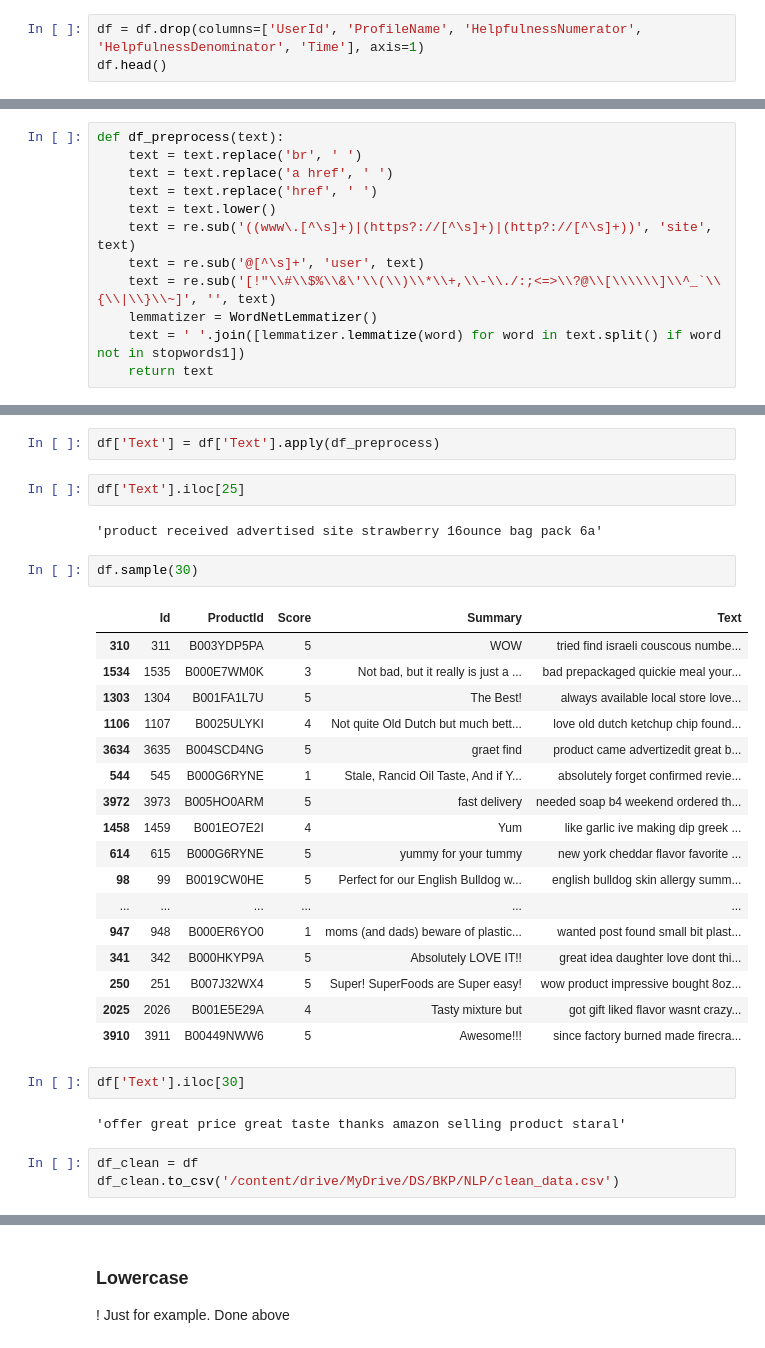
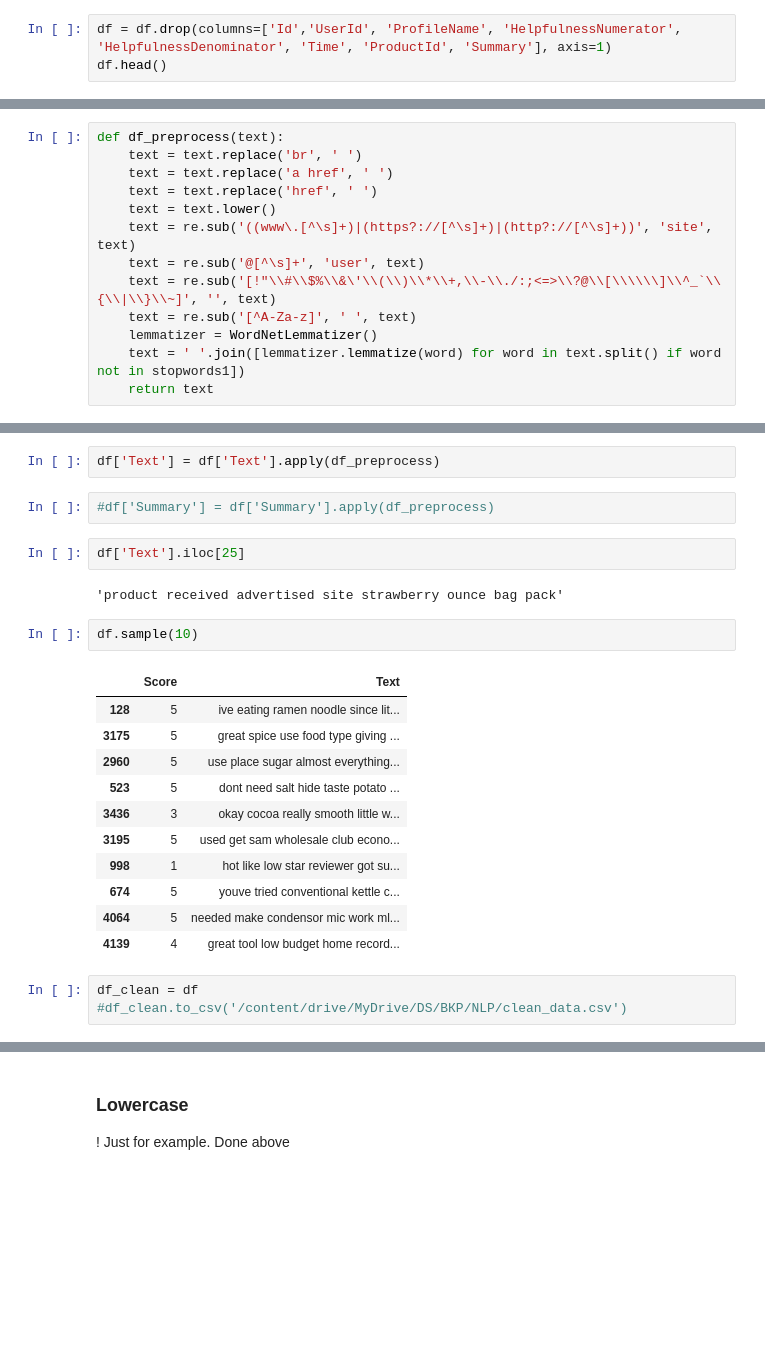
Before and after one commit to Lyu-Sterkh/Sentiment-analysis, a Jupyter notebook: Sentiment_Analysis.ipynb, the cells around one changed output, grey strips where cells are left out. Cells and saved outputs as stored; diff of their text form; blank space fills up the shorter version.

```diff
--- a/Sentiment_Analysis.ipynb
+++ b/Sentiment_Analysis.ipynb
@@ -170,6 +190,6 @@ Summary                   0.0
 Text                      0.0
 dtype: float64
 # %%
-df = df.drop(columns=['UserId', 'ProfileName', 'HelpfulnessNumerator', 'HelpfulnessDenominator', 'Time'], axis=1)
+df = df.drop(columns=['Id','UserId', 'ProfileName', 'HelpfulnessNumerator', 'HelpfulnessDenominator', 'Time', 'ProductId', 'Summary'], axis=1)
 df.head()
 # %% [output]
@@ -261,6 +279,7 @@ def df_preprocess(text):
     text = re.sub('((www\.[^\s]+)|(https?://[^\s]+)|(http?://[^\s]+))', 'site', text)
     text = re.sub('@[^\s]+', 'user', text)
     text = re.sub('[!"\\#\\$%\\&\'\\(\\)\\*\\+,\\-\\./:;<=>\\?@\\[\\\\\\]\\^_`\\{\\|\\}\\~]', '', text)
+    text = re.sub('[^A-Za-z]', ' ', text)
     lemmatizer = WordNetLemmatizer()
     text = ' '.join([lemmatizer.lemmatize(word) for word in text.split() if word not in stopwords1])
     return text
@@ -270,37 +289,29 @@ df['Text'].iloc[25]
 'Product received is as advertised.<br /><br /><a href="http://www.amazon.com/gp/product/B001GVISJM">Twizzlers, Strawberry, 16-Ounce Bags (Pack of 6)</a>'
 # %%
 df['Text'] = df['Text'].apply(df_preprocess)
+# %%
+#df['Summary'] = df['Summary'].apply(df_preprocess)
 # %%
 df['Text'].iloc[25]
 # %% [output]
-'product received advertised site strawberry 16ounce bag pack 6a'
+'product received advertised site strawberry ounce bag pack'
 # %%
-df.sample(30)
+df.sample(10)
 # %% [output]
-|  | Id | ProductId | Score | Summary | Text |
-| 310 | 311 | B003YDP5PA | 5 | WOW | tried find israeli couscous numbe... |
-| 1534 | 1535 | B000E7WM0K | 3 | Not bad, but it really is just a ... | bad prepackaged quickie meal your... |
-| 1303 | 1304 | B001FA1L7U | 5 | The Best! | always available local store love... |
-| 1106 | 1107 | B0025ULYKI | 4 | Not quite Old Dutch but much bett... | love old dutch ketchup chip found... |
-| 3634 | 3635 | B004SCD4NG | 5 | graet find | product came advertizedit great b... |
-| 544 | 545 | B000G6RYNE | 1 | Stale, Rancid Oil Taste, And if Y... | absolutely forget confirmed revie... |
-| 3972 | 3973 | B005HO0ARM | 5 | fast delivery | needed soap b4 weekend ordered th... |
-| 1458 | 1459 | B001EO7E2I | 4 | Yum | like garlic ive making dip greek ... |
-| 614 | 615 | B000G6RYNE | 5 | yummy for your tummy | new york cheddar flavor favorite ... |
-| 98 | 99 | B0019CW0HE | 5 | Perfect for our English Bulldog w... | english bulldog skin allergy summ... |
-| ... | ... | ... | ... | ... | ... |
-| 947 | 948 | B000ER6YO0 | 1 | moms (and dads) beware of plastic... | wanted post found small bit plast... |
-| 341 | 342 | B000HKYP9A | 5 | Absolutely LOVE IT!! | great idea daughter love dont thi... |
-| 250 | 251 | B007J32WX4 | 5 | Super! SuperFoods are Super easy! | wow product impressive bought 8oz... |
-| 2025 | 2026 | B001E5E29A | 4 | Tasty mixture but | got gift liked flavor wasnt crazy... |
-| 3910 | 3911 | B00449NWW6 | 5 | Awesome!!! | since factory burned made firecra... |
+|  | Score | Text |
+| 128 | 5 | ive eating ramen noodle since lit... |
+| 3175 | 5 | great spice use food type giving ... |
+| 2960 | 5 | use place sugar almost everything... |
+| 523 | 5 | dont need salt hide taste potato ... |
+| 3436 | 3 | okay cocoa really smooth little w... |
+| 3195 | 5 | used get sam wholesale club econo... |
+| 998 | 1 | hot like low star reviewer got su... |
+| 674 | 5 | youve tried conventional kettle c... |
+| 4064 | 5 | needed make condensor mic work ml... |
+| 4139 | 4 | great tool low budget home record... |
-# %%
-df['Text'].iloc[30]
-# %% [output]
-'offer great price great taste thanks amazon selling product staral'
 # %%
 df_clean = df
-df_clean.to_csv('/content/drive/MyDrive/DS/ВКР/NLP/clean_data.csv')
+#df_clean.to_csv('/content/drive/MyDrive/DS/ВКР/NLP/clean_data.csv')
 # %%
 df_clean.head()
 # %% [output]
```
Also changed, not shown: parts of 38 cells of this notebook.
